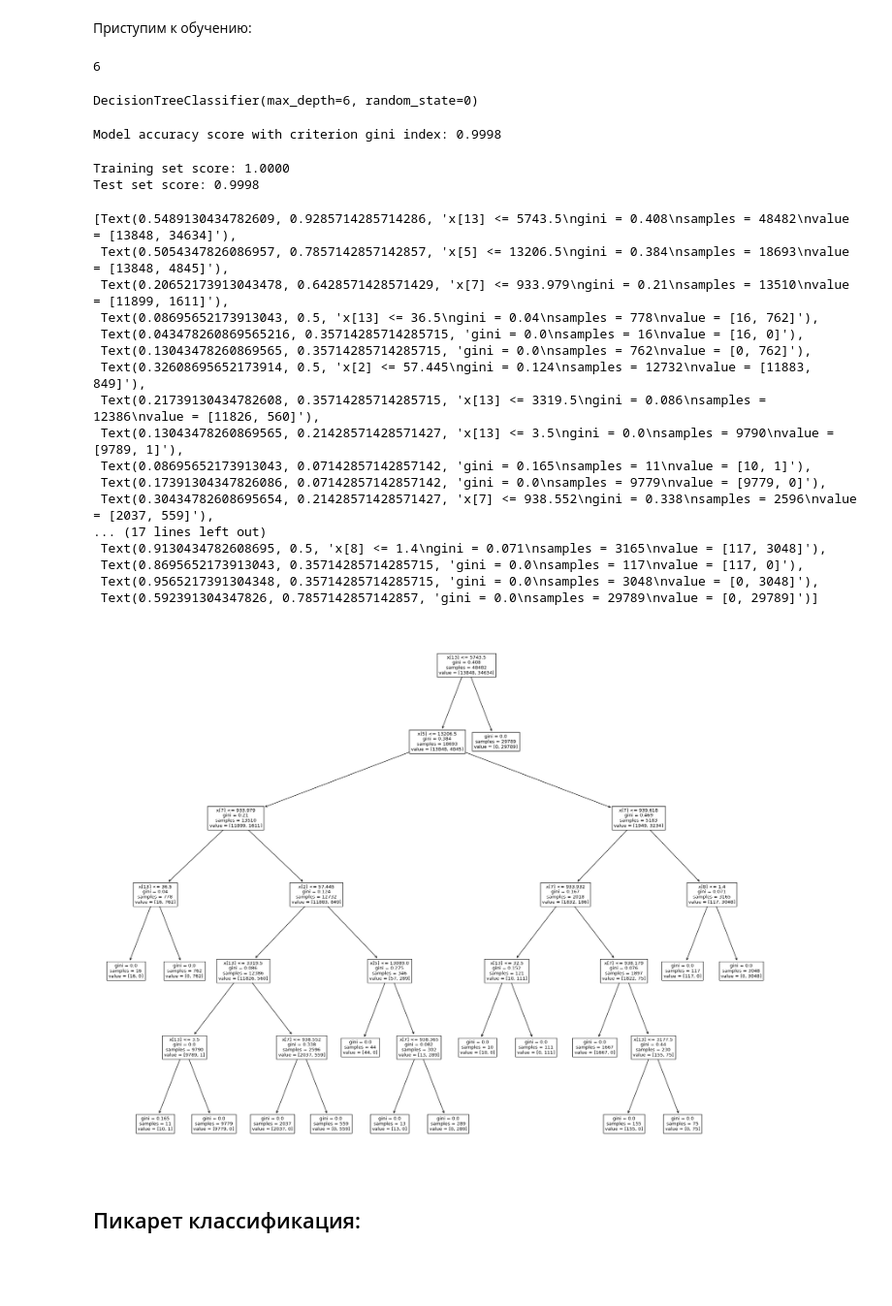
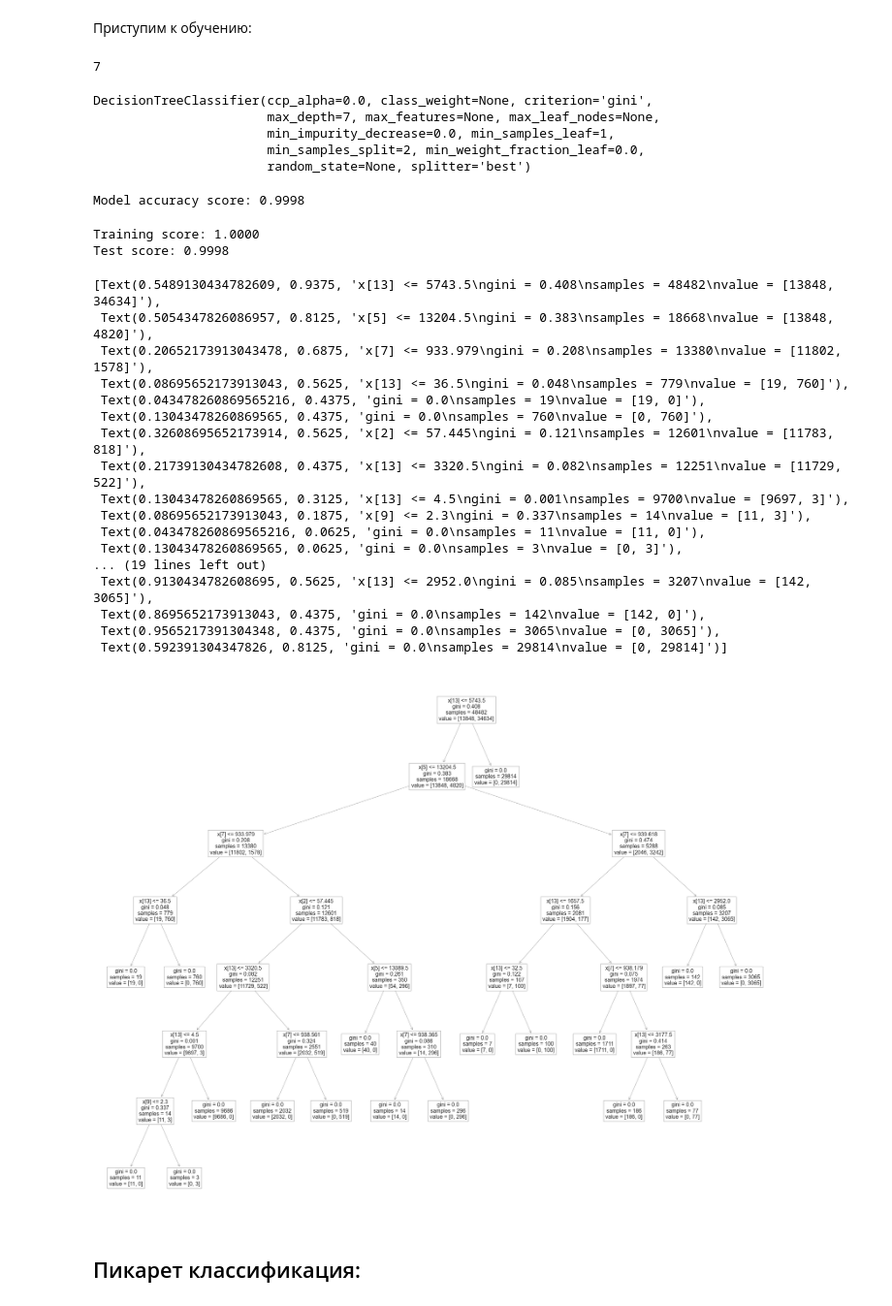
Before and after one commit to Egashok/Ml_Portfolio, a Jupyter notebook: notebooks/Lab5(Tree).ipynb, the cells around one changed output. Shown at 97% size. Cells and saved outputs as stored; diff of their text form; code cells hidden in the pictures; blank space fills up the shorter version.

```diff
--- a/notebooks/Lab5(Tree).ipynb
+++ b/notebooks/Lab5(Tree).ipynb
@@ -52,6 +54,6 @@ data.head()
 # %% [markdown]
 Приступим к обучению:
 # %%
-X = data.drop(['Fire Alarm'], axis=1)
-y= data['Fire Alarm']
+X = dataC.drop(['Fire Alarm'], axis=1)
+y= dataC['Fire Alarm']
 # %%
@@ -59,51 +61,53 @@ X_train, X_test, y_train, y_test = train_test_split(X, y, test_size=0.2, stratif
 # %%
 parameters = {'max_depth': np.arange(1, 10, 1)}
-gini_optimal = RandomizedSearchCV(DecisionTreeClassifier(), parameters).fit(X_train, y_train)
-gini_optimal.best_params_['max_depth']
+optimal = RandomizedSearchCV(DecisionTreeClassifier(), parameters).fit(X_train, y_train)
+optimal.best_params_['max_depth']
 # %% [output]
-6
+7
 # %%
-clf_gini = DecisionTreeClassifier(criterion='gini', max_depth=gini_optimal.best_params_['max_depth'], random_state=0)
+TreeCls = DecisionTreeClassifier(max_depth=optimal.best_params_['max_depth'])
 # %%
-clf_gini.fit(X_train, y_train)
+TreeCls.fit(X_train, y_train)
 # %% [output]
-DecisionTreeClassifier(max_depth=6, random_state=0)
+DecisionTreeClassifier(ccp_alpha=0.0, class_weight=None, criterion='gini',
+                       max_depth=7, max_features=None, max_leaf_nodes=None,
+                       min_impurity_decrease=0.0, min_samples_leaf=1,
+                       min_samples_split=2, min_weight_fraction_leaf=0.0,
+                       random_state=None, splitter='best')
 # %%
-y_pred_gini = clf_gini.predict(X_test)
-
-print('Model accuracy score with criterion gini index: {0:0.4f}'. format(accuracy_score(y_test, y_pred_gini)))
+y_pred_cls = TreeCls.predict(X_test)
+print('Model accuracy score: {0:0.4f}'. format(accuracy_score(y_test, y_pred_cls)))
 # %% [output]
-Model accuracy score with criterion gini index: 0.9998
+Model accuracy score: 0.9998
 # %%
-print('Training set score: {:.4f}'.format(clf_gini.score(X_train, y_train)))
-print('Test set score: {:.4f}'.format(clf_gini.score(X_test, y_test)))
+print('Training score: {:.4f}'.format(TreeCls.score(X_train, y_train)))
+print('Test score: {:.4f}'.format(TreeCls.score(X_test, y_test)))
 # %% [output]
-Training set score: 1.0000
-Test set score: 0.9998
+Training score: 1.0000
+Test score: 0.9998
 # %%
 plt.figure(figsize=(25,20))
-
 from sklearn import tree
-tree.plot_tree(clf_gini.fit(X_train, y_train))
+tree.plot_tree(TreeCls.fit(X_train, y_train))
 # %% [output]
-[Text(0.5489130434782609, 0.9285714285714286, 'x[13] <= 5743.5\ngini = 0.408\nsamples = 48482\nvalue = [13848, 34634]'),
- Text(0.5054347826086957, 0.7857142857142857, 'x[5] <= 13206.5\ngini = 0.384\nsamples = 18693\nvalue = [13848, 4845]'),
- Text(0.20652173913043478, 0.6428571428571429, 'x[7] <= 933.979\ngini = 0.21\nsamples = 13510\nvalue = [11899, 1611]'),
- Text(0.08695652173913043, 0.5, 'x[13] <= 36.5\ngini = 0.04\nsamples = 778\nvalue = [16, 762]'),
- Text(0.043478260869565216, 0.35714285714285715, 'gini = 0.0\nsamples = 16\nvalue = [16, 0]'),
- Text(0.13043478260869565, 0.35714285714285715, 'gini = 0.0\nsamples = 762\nvalue = [0, 762]'),
- Text(0.32608695652173914, 0.5, 'x[2] <= 57.445\ngini = 0.124\nsamples = 12732\nvalue = [11883, 849]'),
- Text(0.21739130434782608, 0.35714285714285715, 'x[13] <= 3319.5\ngini = 0.086\nsamples = 12386\nvalue = [11826, 560]'),
- Text(0.13043478260869565, 0.21428571428571427, 'x[13] <= 3.5\ngini = 0.0\nsamples = 9790\nvalue = [9789, 1]'),
- Text(0.08695652173913043, 0.07142857142857142, 'gini = 0.165\nsamples = 11\nvalue = [10, 1]'),
- Text(0.17391304347826086, 0.07142857142857142, 'gini = 0.0\nsamples = 9779\nvalue = [9779, 0]'),
- Text(0.30434782608695654, 0.21428571428571427, 'x[7] <= 938.552\ngini = 0.338\nsamples = 2596\nvalue = [2037, 559]'),
-... (17 lines left out)
- Text(0.9130434782608695, 0.5, 'x[8] <= 1.4\ngini = 0.071\nsamples = 3165\nvalue = [117, 3048]'),
- Text(0.8695652173913043, 0.35714285714285715, 'gini = 0.0\nsamples = 117\nvalue = [117, 0]'),
- Text(0.9565217391304348, 0.35714285714285715, 'gini = 0.0\nsamples = 3048\nvalue = [0, 3048]'),
- Text(0.592391304347826, 0.7857142857142857, 'gini = 0.0\nsamples = 29789\nvalue = [0, 29789]')]
+[Text(0.5489130434782609, 0.9375, 'x[13] <= 5743.5\ngini = 0.408\nsamples = 48482\nvalue = [13848, 34634]'),
+ Text(0.5054347826086957, 0.8125, 'x[5] <= 13204.5\ngini = 0.383\nsamples = 18668\nvalue = [13848, 4820]'),
+ Text(0.20652173913043478, 0.6875, 'x[7] <= 933.979\ngini = 0.208\nsamples = 13380\nvalue = [11802, 1578]'),
+ Text(0.08695652173913043, 0.5625, 'x[13] <= 36.5\ngini = 0.048\nsamples = 779\nvalue = [19, 760]'),
+ Text(0.043478260869565216, 0.4375, 'gini = 0.0\nsamples = 19\nvalue = [19, 0]'),
+ Text(0.13043478260869565, 0.4375, 'gini = 0.0\nsamples = 760\nvalue = [0, 760]'),
+ Text(0.32608695652173914, 0.5625, 'x[2] <= 57.445\ngini = 0.121\nsamples = 12601\nvalue = [11783, 818]'),
+ Text(0.21739130434782608, 0.4375, 'x[13] <= 3320.5\ngini = 0.082\nsamples = 12251\nvalue = [11729, 522]'),
+ Text(0.13043478260869565, 0.3125, 'x[13] <= 4.5\ngini = 0.001\nsamples = 9700\nvalue = [9697, 3]'),
+ Text(0.08695652173913043, 0.1875, 'x[9] <= 2.3\ngini = 0.337\nsamples = 14\nvalue = [11, 3]'),
+ Text(0.043478260869565216, 0.0625, 'gini = 0.0\nsamples = 11\nvalue = [11, 0]'),
+ Text(0.13043478260869565, 0.0625, 'gini = 0.0\nsamples = 3\nvalue = [0, 3]'),
+... (19 lines left out)
+ Text(0.9130434782608695, 0.5625, 'x[13] <= 2952.0\ngini = 0.085\nsamples = 3207\nvalue = [142, 3065]'),
+ Text(0.8695652173913043, 0.4375, 'gini = 0.0\nsamples = 142\nvalue = [142, 0]'),
+ Text(0.9565217391304348, 0.4375, 'gini = 0.0\nsamples = 3065\nvalue = [0, 3065]'),
+ Text(0.592391304347826, 0.8125, 'gini = 0.0\nsamples = 29814\nvalue = [0, 29814]')]
-[figure, old version]
+[figure, new version]
 # %% [markdown]
 ## Пикарет классификация:
 # %%
```
Also changed, not shown: parts of 36 cells of this notebook, 6 other files.
